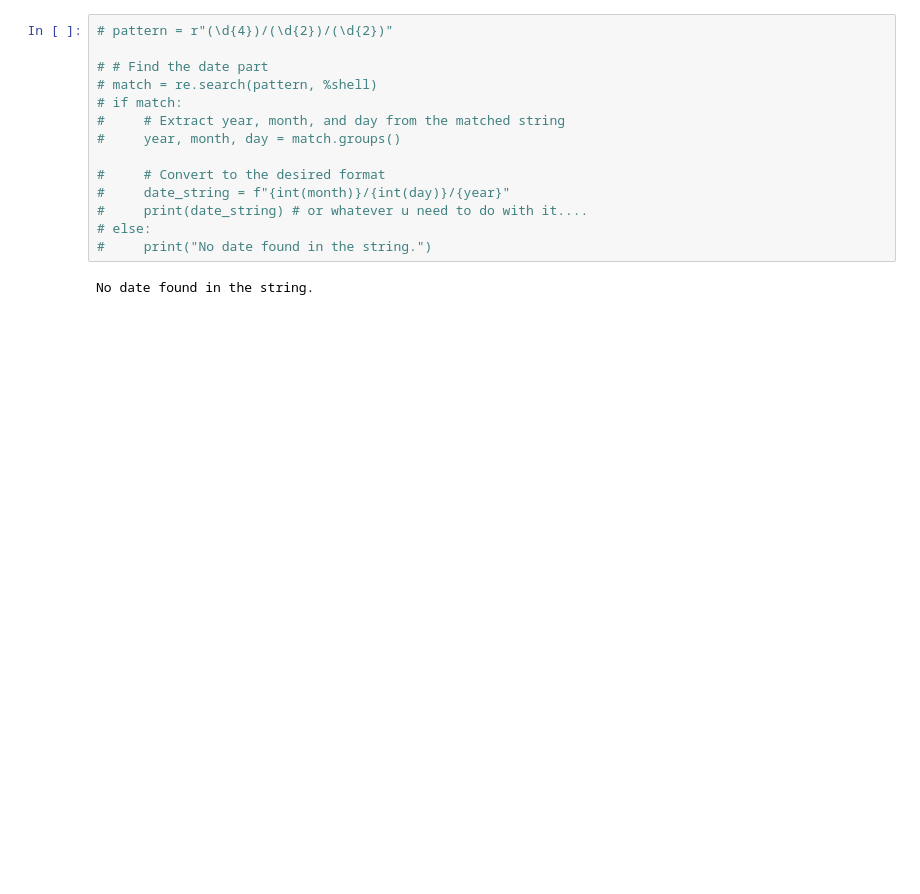
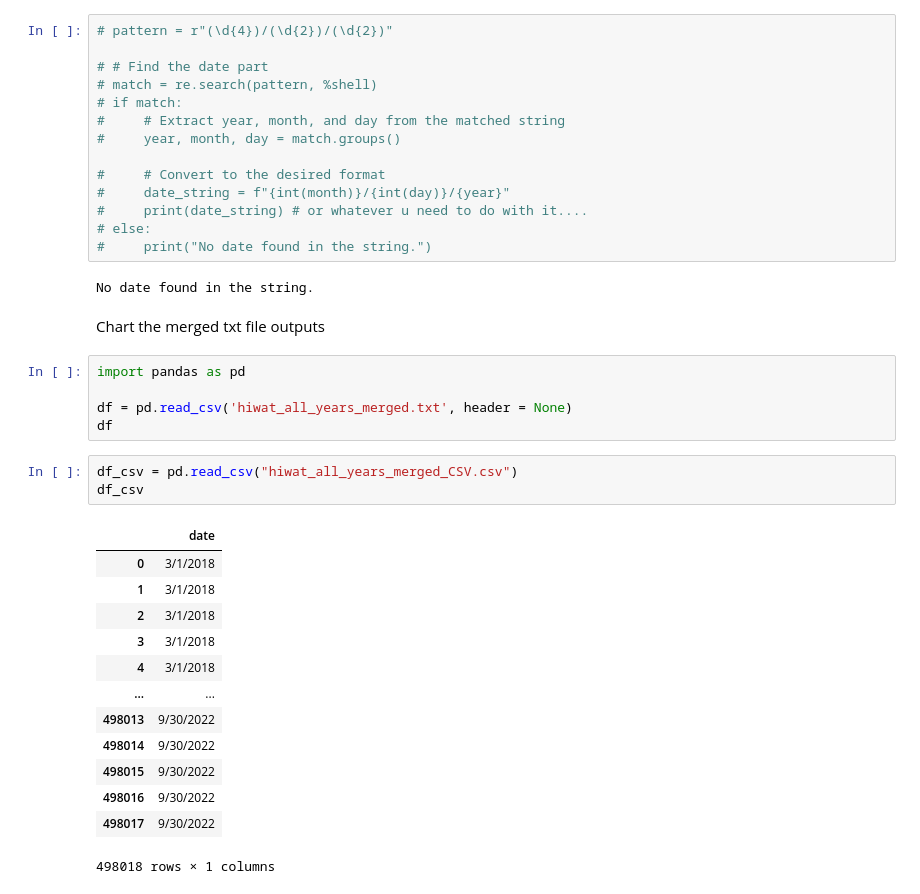
Before and after one commit to MayerT1/HIWAT_Paper, a Jupyter notebook: Text_Parse_HIWAT_Example.ipynb, the cells around one changed output. Drawn from its saved outputs; the diff is of its cells as text; blank space fills up the shorter version.

```diff
--- a/Text_Parse_HIWAT_Example.ipynb
+++ b/Text_Parse_HIWAT_Example.ipynb
@@ -92,3 +112,27 @@ Streaming output truncated to the last 5000 lines.
 #     print("No date found in the string.")
 # %% [output]
 No date found in the string.
+# %% [markdown]
+Chart the merged txt file outputs
+# %%
+import pandas as pd
+
+df = pd.read_csv('hiwat_all_years_merged.txt', header = None)
+df
+# %%
+df_csv = pd.read_csv("hiwat_all_years_merged_CSV.csv")
+df_csv
+# %% [output]
+|  | date |
+| 0 | 3/1/2018 |
+| 1 | 3/1/2018 |
+| 2 | 3/1/2018 |
+| 3 | 3/1/2018 |
+| 4 | 3/1/2018 |
+| ... | ... |
+| 498013 | 9/30/2022 |
+| 498014 | 9/30/2022 |
+| 498015 | 9/30/2022 |
+| 498016 | 9/30/2022 |
+| 498017 | 9/30/2022 |
+498018 rows × 1 columns
```
Also changed, not shown: parts of 6 cells of this notebook.
